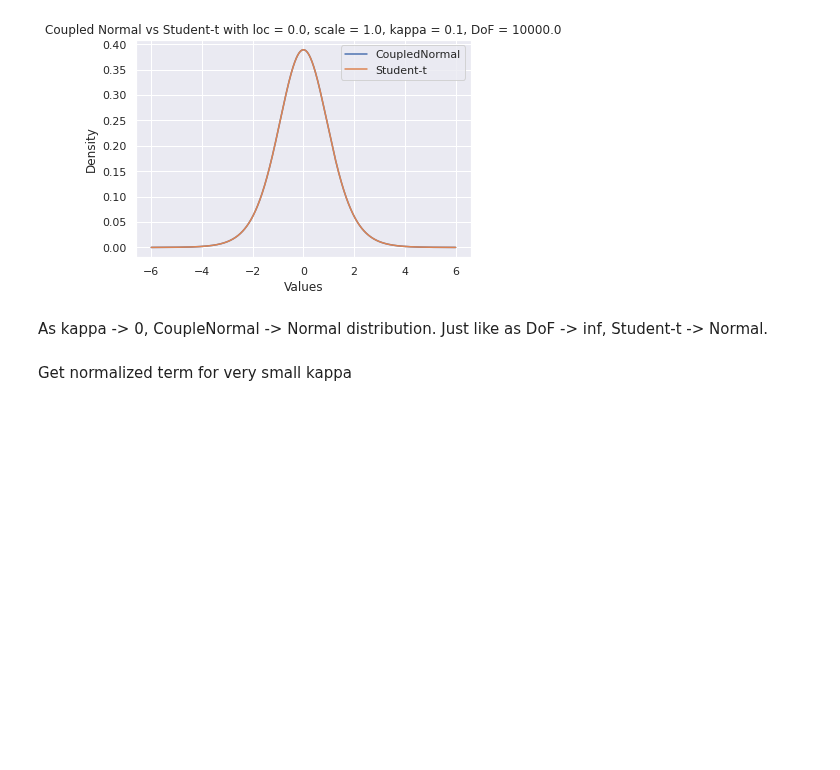
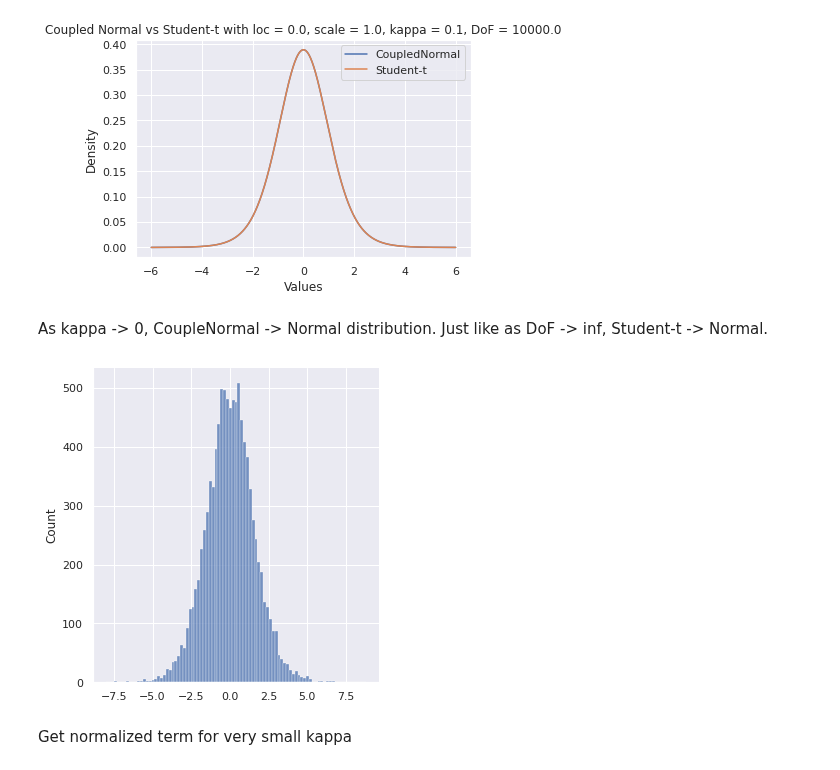
Before and after one commit to Photrek/Nonlinear-Statistical-Coupling, a Jupyter notebook: examples/guide_v0.ipynb, the cells around one changed output. Drawn from its saved outputs; the diff is of its cells as text; code cells hidden in the pictures; blank space fills up the shorter version.

Commit message:
Added initial sample_n to CoupledNormal.py.

```diff
--- a/examples/guide_v0.ipynb
+++ b/examples/guide_v0.ipynb
@@ -333,7 +333,11 @@ plt.show();
 As kappa -> 0, CoupleNormal -> Normal distribution. Just like as DoF -> inf, Student-t -> Normal.
 # %%
 # Sample n amount
-# TO-DO
+p_sampled = p_dist.sample_n(n_sample)
+# %%
+sns.displot(p_sampled);
+# %% [output]
+[figure, added]
 # %% [markdown]
 Get normalized term for very small kappa
 # %%
```
Also changed, not shown: parts of 2 cells of this notebook, 4 other files.
